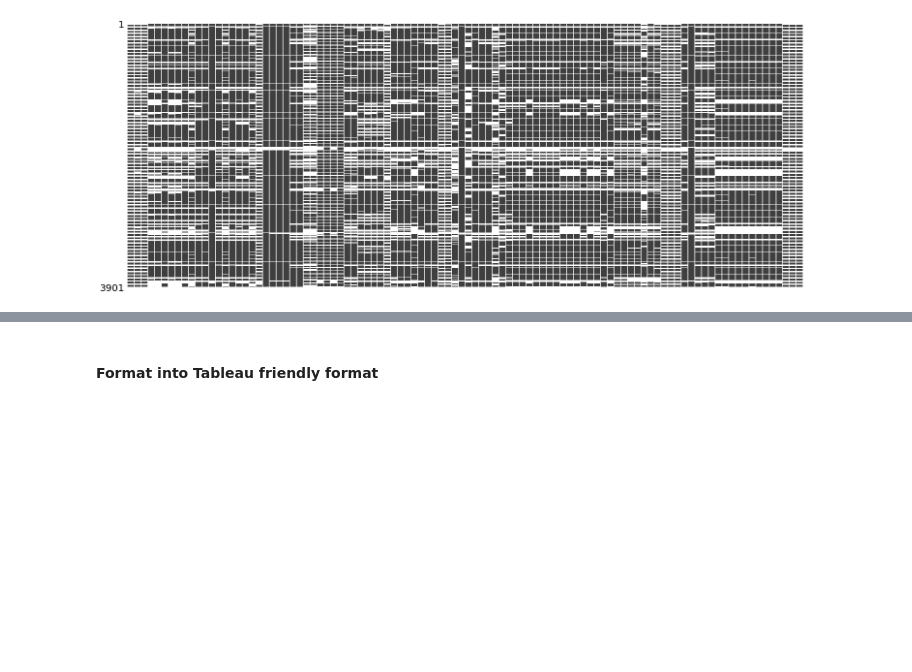
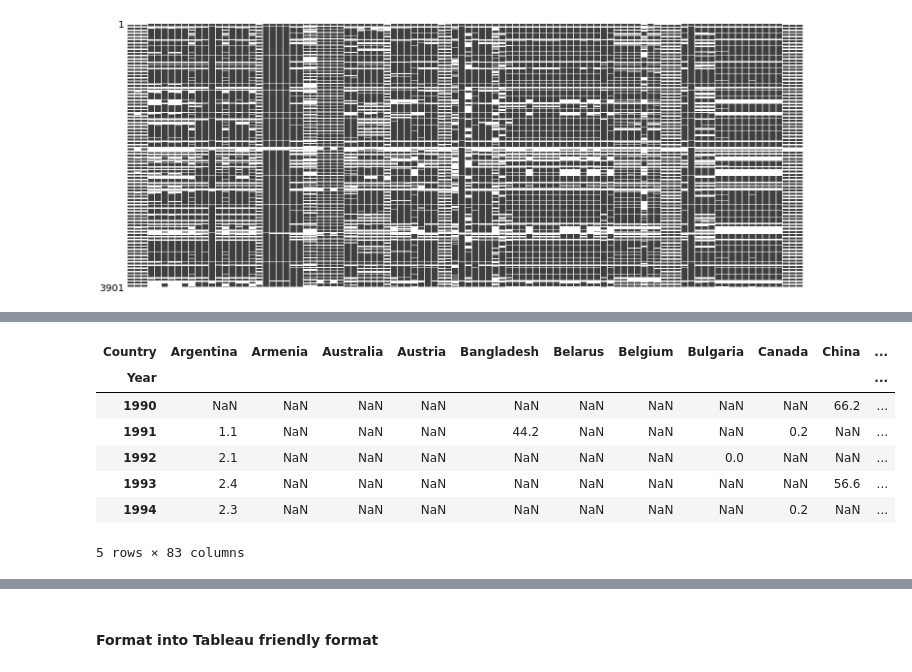
Before and after one commit to FergusOBoyle/sustainable-dev-goals-forecasting, a Jupyter notebook: notebooks/clean_input_streams.ipynb, the cells around one changed output, grey strips where cells are left out. Saved outputs shown, nothing was run; the diff lists cells and outputs as text; code cells hidden in the pictures; blank space fills up the shorter version.

```diff
--- a/notebooks/clean_input_streams.ipynb
+++ b/notebooks/clean_input_streams.ipynb
@@ -291,0 +312,18 @@ ValueError: Could not interpret input 'Year'
+# %%
+idx = pd.IndexSlice
+plotly_data = filtered_data.loc[idx[:,str(1990):str(2010)],target]
+plotly_data = plotly_data.reset_index()
+plotly_data = plotly_data.pivot(columns='Country', index='Year')
+plotly_data.index = plotly_data.index.astype(int)
+#The name of the Indicator is still hanfing on in there as level 0 multiIndex. Get rid of it.
+plotly_data= plotly_data.droplevel(axis='columns', level=0)
+plotly_data.head(5)
+# %% [output]
+| Country | Argentina | Armenia | Australia | Austria | Bangladesh | Belarus | Belgium | Bulgaria | Canada | China | ... |
+| Year |  |  |  |  |  |  |  |  |  |  | ... |
+| 1990 | NaN | NaN | NaN | NaN | NaN | NaN | NaN | NaN | NaN | 66.2 | ... |
+| 1991 | 1.1 | NaN | NaN | NaN | 44.2 | NaN | NaN | NaN | 0.2 | NaN | ... |
+| 1992 | 2.1 | NaN | NaN | NaN | NaN | NaN | NaN | 0.0 | NaN | NaN | ... |
+| 1993 | 2.4 | NaN | NaN | NaN | NaN | NaN | NaN | NaN | NaN | 56.6 | ... |
+| 1994 | 2.3 | NaN | NaN | NaN | NaN | NaN | NaN | NaN | 0.2 | NaN | ... |
+5 rows × 83 columns
```
Also changed, not shown: parts of 14 cells of this notebook.
